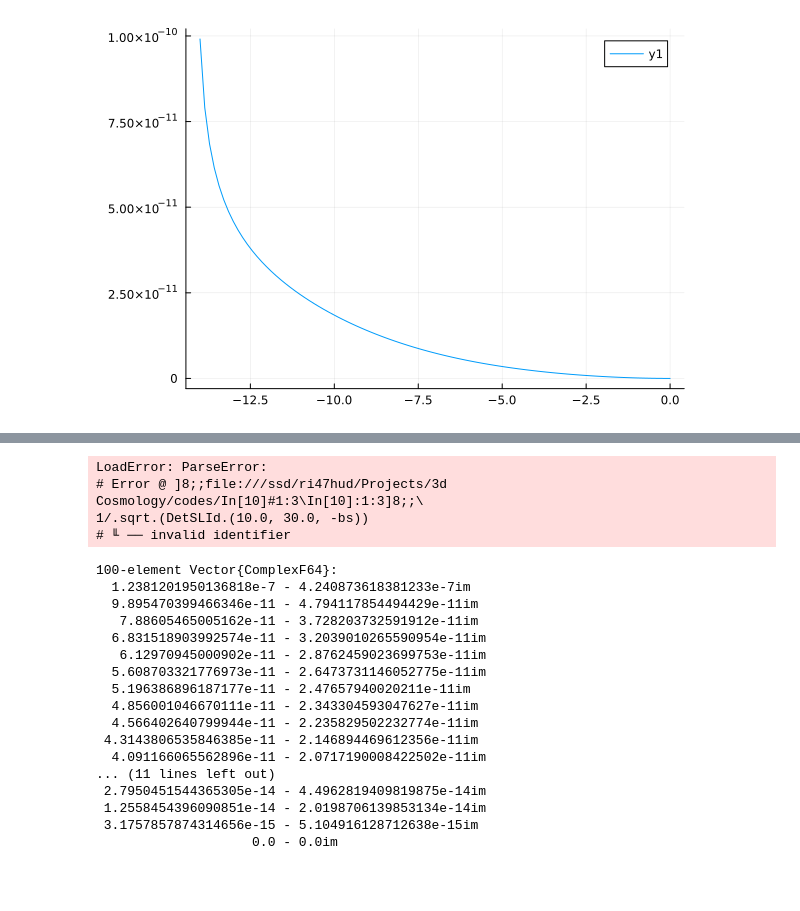
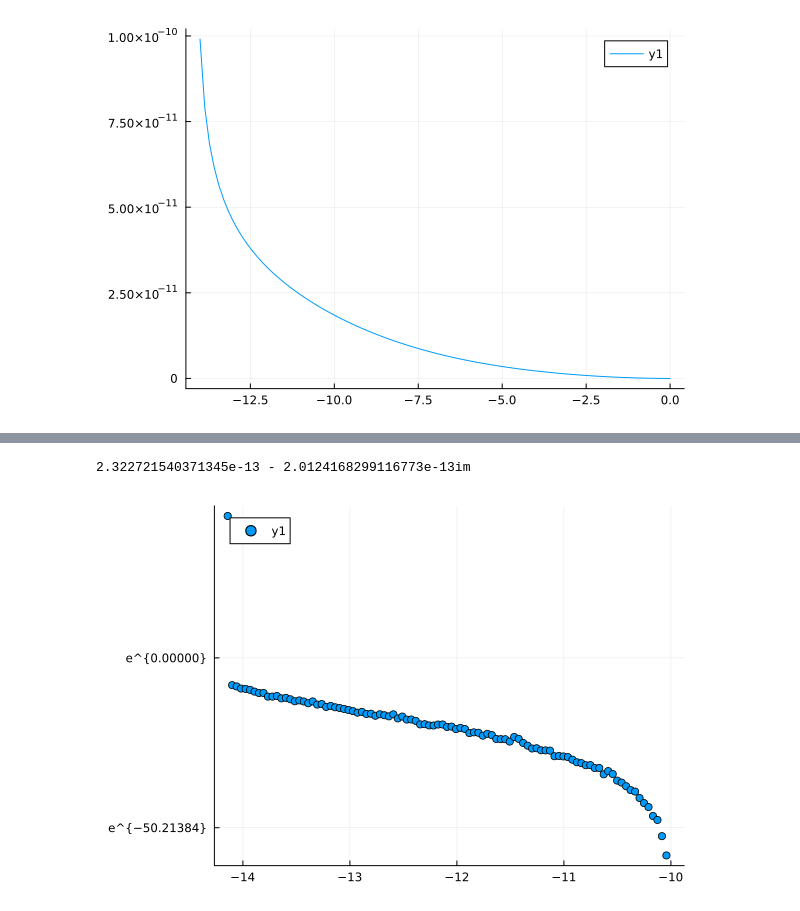
Before and after one commit to Jercheal/3d-cosmology, a Jupyter notebook: 3d_ESF_cosmology.ipynb, the cells around one changed output, grey strips where cells are left out. Saved outputs shown, nothing was run; the diff lists cells and outputs as text; code cells hidden in the pictures; blank space fills up the shorter version.

```diff
--- a/3d_ESF_cosmology.ipynb
+++ b/3d_ESF_cosmology.ipynb
@@ -20,0 +154,2 @@ plot(bs, [real(1/sqrt(DetSLId.(10.0, 30.0, -b))) for b in bs])
+# %%
+Det_ϑ = [(1/sqrt(Det_SL_ϑ(10.0, 30.0, -b))) for b in bsI]
@@ -21,27 +174,9 @@ plot(bs, [real(1/sqrt(DetSLId.(10.0, 30.0, -b))) for b in bs])
 # %%
-1/.sqrt.(DetSLId.(10.0, 30.0, -bs))
+1/sqrt(complex(Det_SL_ϑ(10.0, 30.0, 11.0)))
 # %% [output]
-LoadError: ParseError:
-# Error @ ]8;;file:///ssd/ri47hud/Projects/3d Cosmology/codes/In[10]#1:3\In[10]:1:3]8;;\
-1/.sqrt.(DetSLId.(10.0, 30.0, -bs))
-# ╙ ── invalid identifier
+2.322721540371345e-13 - 2.0124168299116773e-13im
-# %%
-[1/sqrt(DetSLId.(10.0, 30.0, -b)) for b in bs]
-# %% [output]
-100-element Vector{ComplexF64}:
-  1.2381201950136818e-7 - 4.240873618381233e-7im
-  9.895470399466346e-11 - 4.794117854494429e-11im
-   7.88605465005162e-11 - 3.728203732591912e-11im
-  6.831518903992574e-11 - 3.2039010265590954e-11im
-   6.12970945000902e-11 - 2.8762459023699753e-11im
-  5.608703321776973e-11 - 2.6473731146052775e-11im
-  5.196386896187177e-11 - 2.47657940020211e-11im
-  4.856001046670111e-11 - 2.343304593047627e-11im
-  4.566402640799944e-11 - 2.235829502232774e-11im
- 4.3143806535846385e-11 - 2.146894469612356e-11im
-  4.091166065562896e-11 - 2.0717190008422502e-11im
-... (11 lines left out)
- 2.7950451544365305e-14 - 4.4962819409819875e-14im
- 1.2558454396090851e-14 - 2.0198706139853134e-14im
- 3.1757857874314656e-15 - 5.104916128712638e-15im
-                    0.0 - 0.0im
+# %%
+scatter(bsI, real.(Det_ϑ), yscale=:ln)
+scatter(bsI, abs.(Det_ϑ), yscale=:ln)
+# %% [output]
+[figure, added]
```
Also changed, not shown: parts of 20 cells of this notebook, 2 other files.
